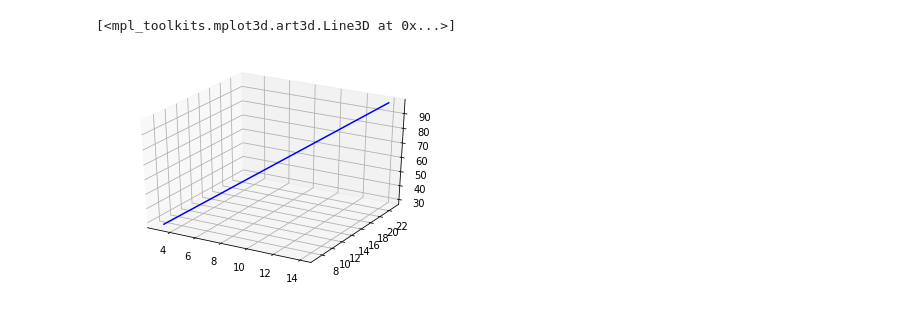
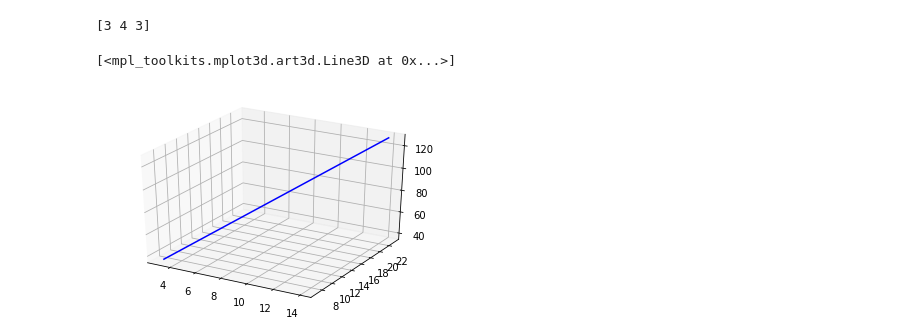
Before and after one commit to Pign4/ScratchML, a Jupyter notebook: Multivariate Linear Regression.ipynb, the cells around one changed output. Drawn from its saved outputs; the diff is of its cells as text; code cells hidden in the pictures.

```diff
--- a/Multivariate Linear Regression.ipynb
+++ b/Multivariate Linear Regression.ipynb
@@ -5,18 +5,20 @@ import matplotlib.pyplot as plt
 from mpl_toolkits.mplot3d import Axes3D
 # %%
 # create random line
-beta = np.array([1, 2, 3])
+beta = np.random.randint(1,6,(3,))
+print(beta)
 X = np.linspace([1, 3, 7],[1, 14, 23],100)
 y = X @ beta
 
 # plot line
 fig = plt.figure()
 ax1 = fig.add_subplot(111, projection='3d')
 
 ax1.plot(X[:,1],X[:,2],y,color="blue")
 # %% [output]
-[<mpl_toolkits.mplot3d.art3d.Line3D at 0x...>]
+[3 4 3]
+[<mpl_toolkits.mplot3d.art3d.Line3D at 0x...>]
-[figure, old version]
+[figure, new version]
 # %%
 # create noise
 mu, sigma = 0, 1 # mean and standard deviation
```
Also changed, not shown: parts of 4 cells of this notebook, 1 other file.
